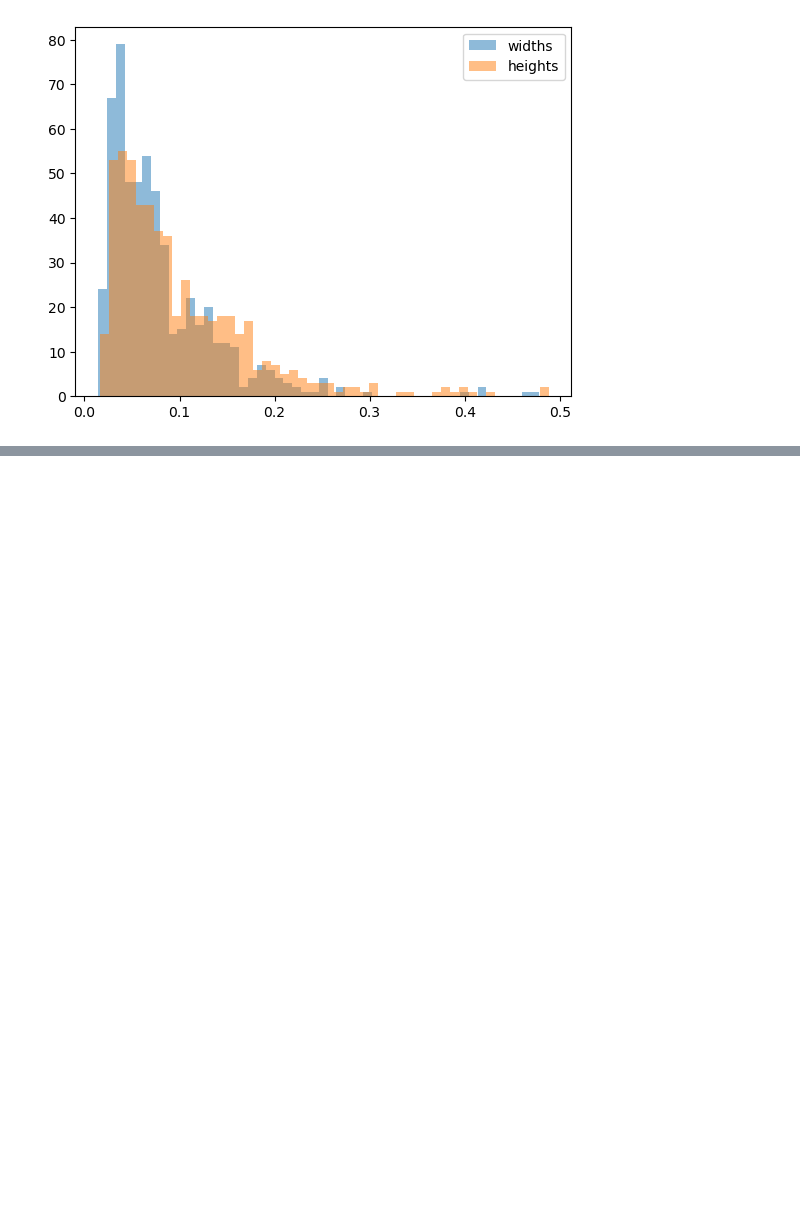
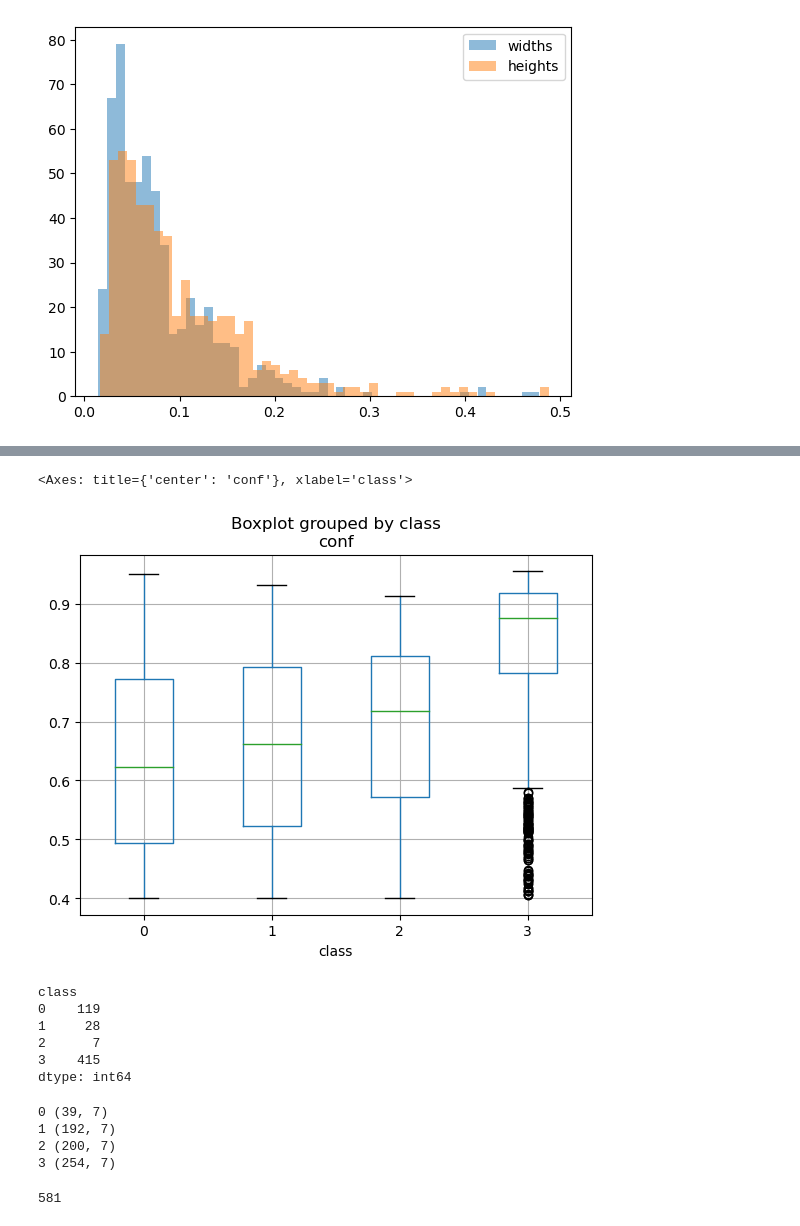
Before and after one commit to shubham-shinde/aircraft_fuselage_defect_detection, a Jupyter notebook: pseudo_datacheck.ipynb, the cells around one changed output, grey strips where cells are left out. Saved outputs shown, nothing was run; the diff lists cells and outputs as text; code cells hidden in the pictures; blank space fills up the shorter version.

```diff
--- a/pseudo_datacheck.ipynb
+++ b/pseudo_datacheck.ipynb
@@ -225,0 +319,33 @@ plt.legend()
+# %%
+# plot class wise confidence scores
+df.boxplot(column='conf', by='class')
+# %% [output]
+<Axes: title={'center': 'conf'}, xlabel='class'>
+[figure, added]
+# %%
+df[df['conf'] > 0.9].groupby('class').size()
+# %% [output]
+class
+0    119
+1     28
+2      7
+3    415
+dtype: int64
+# %%
+class_filter = [(0, 0.92), (1, 0.85), (2, 0.80), (3, 0.92)]
+new_images = set()
+for (cls, conf) in class_filter:
+    dff = df[df['class'] == cls][df['conf'] > conf]
+    new_images.update(set(dff['image'].to_list()))
+    print(cls, dff.shape)
+# %% [output]
+0 (39, 7)
+1 (192, 7)
+2 (200, 7)
+3 (254, 7)
+# %%
+c = [int(x.split('.')[0]) for x in new_images]
+c.sort()
+len(c)
+# %% [output]
+581
```
Also changed, not shown: parts of 6 cells of this notebook, 58 other files.
